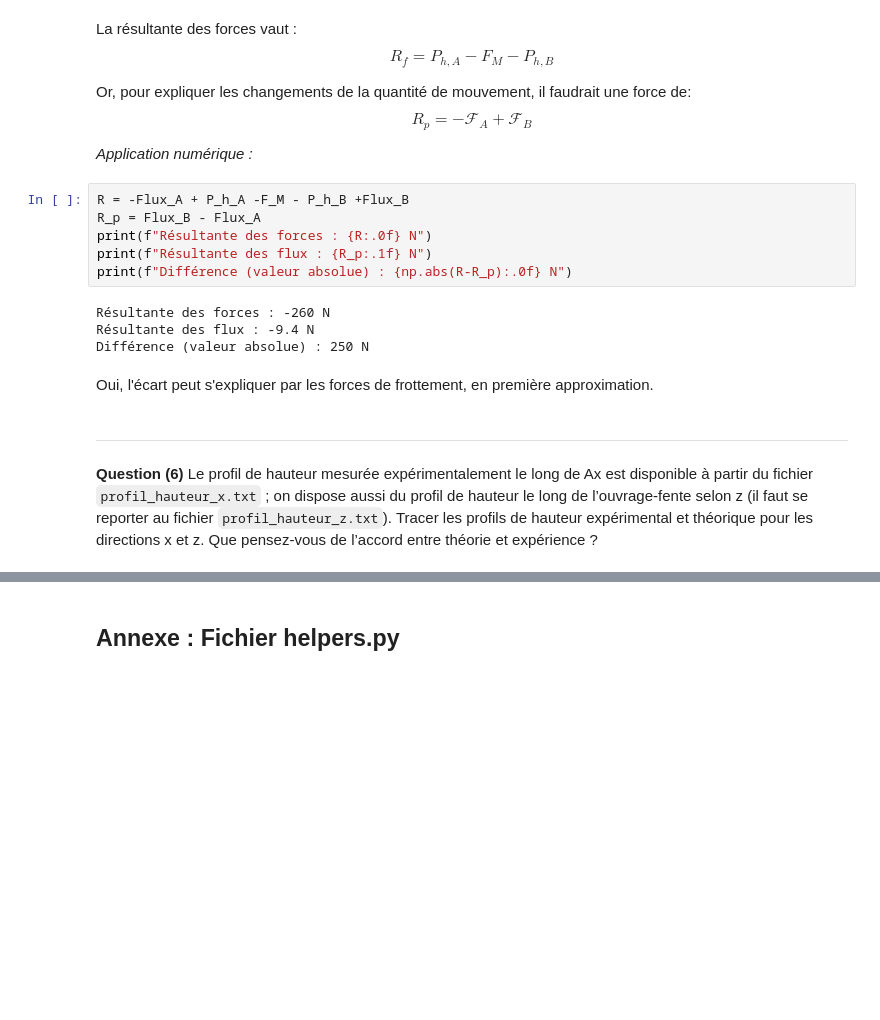
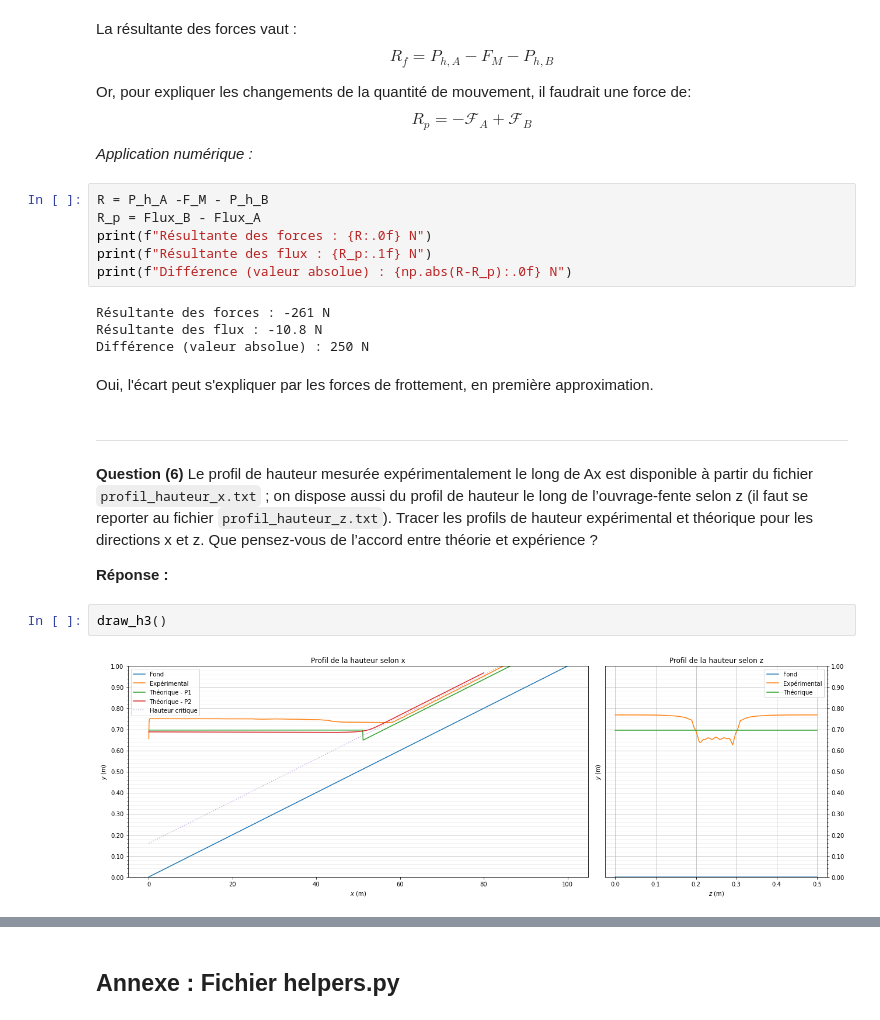
Before and after one commit to merlebleue/MecaPlouf, a Jupyter notebook: Examen2021inter.ipynb, the cells around one changed output, grey strips where cells are left out. Saved outputs shown, nothing was run; the diff lists cells and outputs as text; blank space fills up the shorter version.

````diff
--- a/Examen2021inter.ipynb
+++ b/Examen2021inter.ipynb
@@ -532,14 +533,14 @@ $$
 
 *Application numérique :*
 # %%
-R = -Flux_A + P_h_A -F_M - P_h_B +Flux_B
+R = P_h_A -F_M - P_h_B
 R_p = Flux_B - Flux_A
 print(f"Résultante des forces : {R:.0f} N")
 print(f"Résultante des flux : {R_p:.1f} N")
 print(f"Différence (valeur absolue) : {np.abs(R-R_p):.0f} N")
 # %% [output]
-Résultante des forces : -260 N
-Résultante des flux : -9.4 N
+Résultante des forces : -261 N
+Résultante des flux : -10.8 N
 Différence (valeur absolue) : 250 N
 # %% [markdown]
 Oui, l'écart peut s'expliquer par les forces de frottement, en première approximation.
@@ -551,3 +552,9 @@
 aussi du profil de hauteur le long de l’ouvrage-fente selon z (il faut se reporter au fichier ```profil_hauteur_z.txt```). Tracer les profils de hauteur
 expérimental et théorique pour les directions x et z. Que pensez-vous
 de l’accord entre théorie et expérience ?
+
+**Réponse :**
+# %%
+draw_h3()
+# %% [output]
+[figure, added]
````
Also changed, not shown: parts of 11 cells of this notebook.
